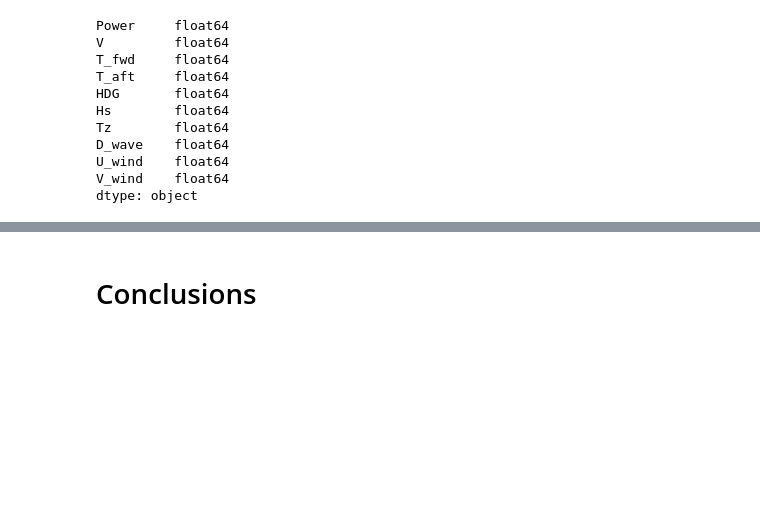
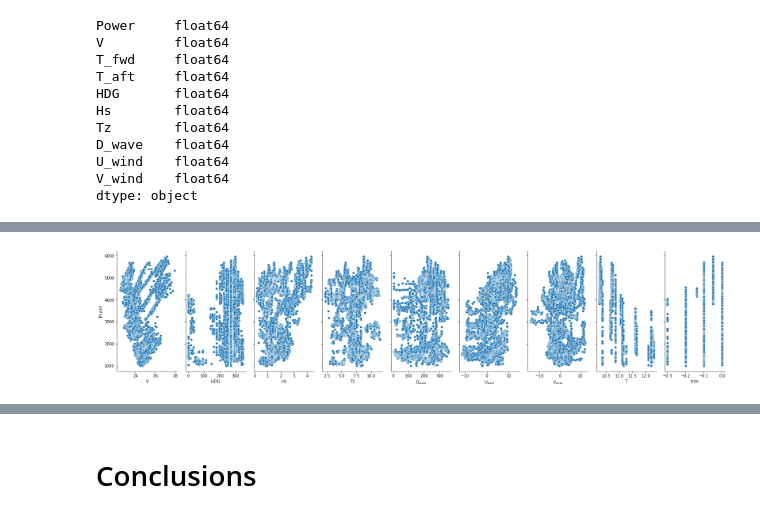
Before and after one commit to martinlarsalbert/ship_power_prediction, a Jupyter notebook: reports/report/01.1.report.ipynb, the cells around one changed output, grey strips where cells are left out. Cells and saved outputs as stored; diff of their text form; code cells hidden in the pictures; blank space fills up the shorter version.

```diff
--- a/reports/report/01.1.report.ipynb
+++ b/reports/report/01.1.report.ipynb
@@ -140,0 +173,9 @@ dtype: object
+# %%
+data_plot = plotable_dataframe(data)
+x_vars = list(data_plot.columns)
+x_vars.remove('Power')
+
+g = sns.PairGrid(data_plot,y_vars='Power', x_vars=x_vars, height=5, aspect=0.5)
+g.map_offdiag(sns.scatterplot);
+# %% [output]
+[figure, added]
```
Also changed, not shown: parts of 23 cells of this notebook, 3 other files.
